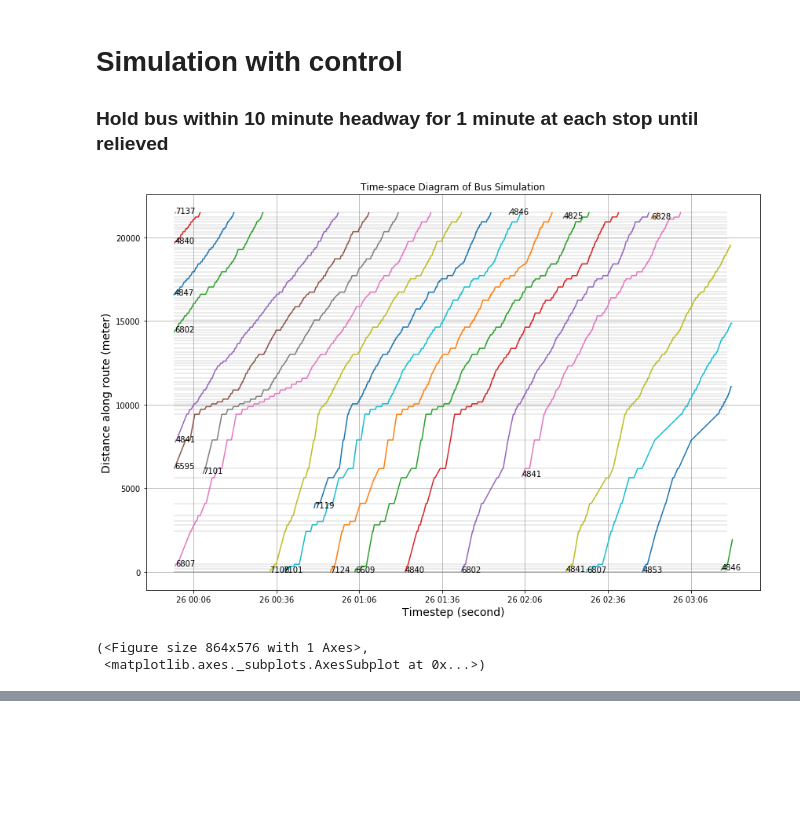
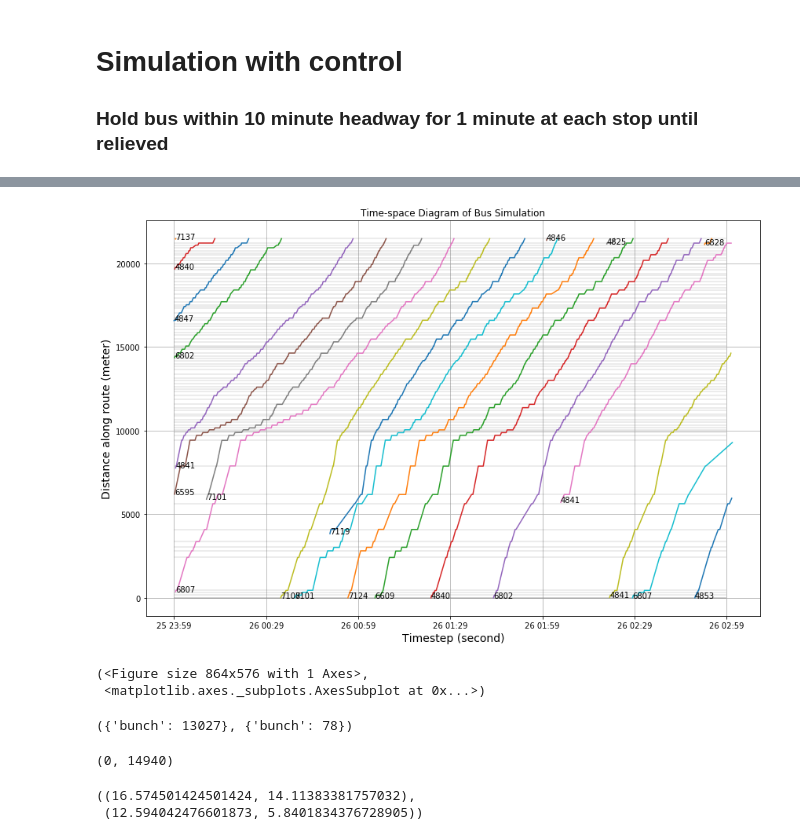
Before and after one commit to ywnch/buskit, a Jupyter notebook: developer_simulation.ipynb, the cells around one changed output, grey strips where cells are left out. Cells and saved outputs as stored; diff of their text form; code cells hidden in the pictures; blank space fills up the shorter version.

Commit message:
main evaluation metrics completed in notebook

```diff
--- a/developer_simulation.ipynb
+++ b/developer_simulation.ipynb
@@ -52,17 +76,19 @@ bsim.sim_tsd(active_bus, stops, archive_path, 1, 0, 200)
 # %% [markdown]
 # Simulation with control
 ### Hold bus within 10 minute headway for 1 minute at each stop until relieved
-# %%
-# reset
-stops, links, stop_pos = bsim.set_route(archive_path, 1)
-live_bus = {}
-active_bus = {}
-# %%
-# run simulation with control
-bsim.simulate(archive_path, 1, live_bus, active_bus, stops, links, stop_pos, True, sim_time=200)
-# %%
-bsim.sim_tsd(active_bus, stops, archive_path, 1, 0, 200)
-# %% [output]
-[figure, removed]
-(<Figure size 864x576 with 1 Axes>,
- <matplotlib.axes._subplots.AxesSubplot at 0x...>)
+# %%
+# reset stops, links, and buses
+stops2, links2, stop_pos = bsim.set_route(archive_path, direction)
+infer_bus = {} # Bus objs for infer buffering only
+live_bus = {} # Bus objs for streaming live
+active_bus2 = {} # SimBus objs for simulation
+
+# infer half an hour for initial data
+bsim.infer(archive_path, direction, infer_bus, stops2, links2, stop_pos, 30)
+
+# run simulation with control
+report2 = bsim.simulate(archive_path, direction, live_bus, active_bus2, stops2, links2, stop_pos, True, sim_time=time)
+
+# plot result tsd
+bsim.sim_tsd(active_bus2, stops2, archive_path, direction, 0, time)
+# %% [output]
@@ -68,0 +112,3 @@ bsim.sim_tsd(active_bus, stops, archive_path, 1, 0, 200)
+[figure, added]
+(<Figure size 864x576 with 1 Axes>,
+ <matplotlib.axes._subplots.AxesSubplot at 0x...>)
@@ -69 +132,17 @@ bsim.sim_tsd(active_bus, stops, archive_path, 1, 0, 200)
+# %%
+# bunch metrics
+report1, report2
+# %% [output]
+({'bunch': 13027}, {'bunch': 78})
+# %%
+# hold metrics
+eval_hold(active_bus1), eval_hold(active_bus2)
+# %% [output]
+(0, 14940)
+# %%
+# headway metrics
+eval_headway(stops1), eval_headway(stops2)
+# %% [output]
+((16.574501424501424, 14.11383381757032),
+ (12.594042476601873, 5.8401834376728905))
 # %%
```
Also changed, not shown: parts of 9 cells of this notebook, 1 other file.
